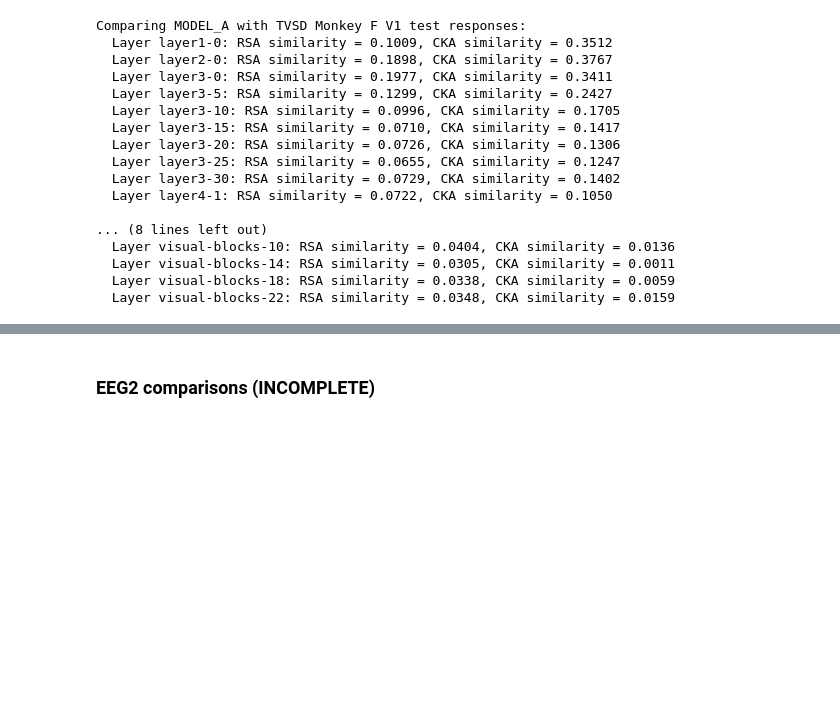
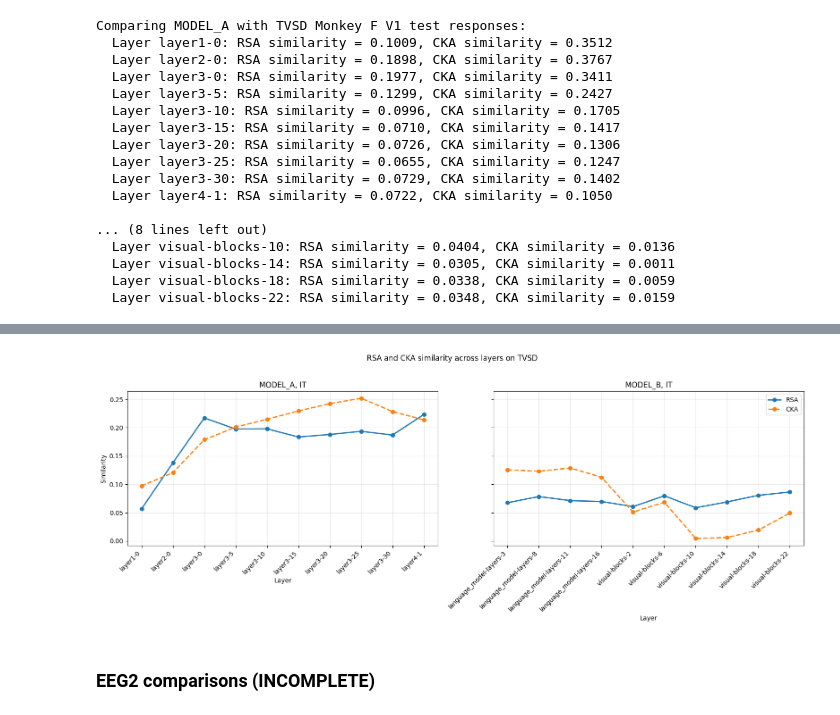
Before and after one commit to LyaoDzin/NX-414-brain-like-project, a Jupyter notebook: project/nx414_project_2026.ipynb, the cells around one changed output, grey strips where cells are left out. Cells and saved outputs as stored; diff of their text form; code cells hidden in the pictures; blank space fills up the shorter version.

```diff
--- a/project/nx414_project_2026.ipynb
+++ b/project/nx414_project_2026.ipynb
@@ -1398,3 +1543,12 @@ Comparing MODEL_A with TVSD V1 test responses:
+# %%
+subjects = TVSD_subjects
+region = "IT"
+# model_a_rsa_cka = compute_similarity_across_layers_TVSD(MODEL_A_layers, MODEL_A, subjects, region)
+# model_b_rsa_cka = compute_similarity_across_layers_TVSD(MODEL_B_layers, MODEL_B, subjects, region)
+
+plot_similarity_across_layers("TVSD", [MODEL_A_layers, MODEL_B_layers], model_a_rsa_cka, model_b_rsa_cka, region)
+# %% [output]
+[figure, added]
 # %% [markdown]
 ### EEG2 comparisons (INCOMPLETE)
 # %%
```
Also changed, not shown: parts of 6 cells of this notebook.
